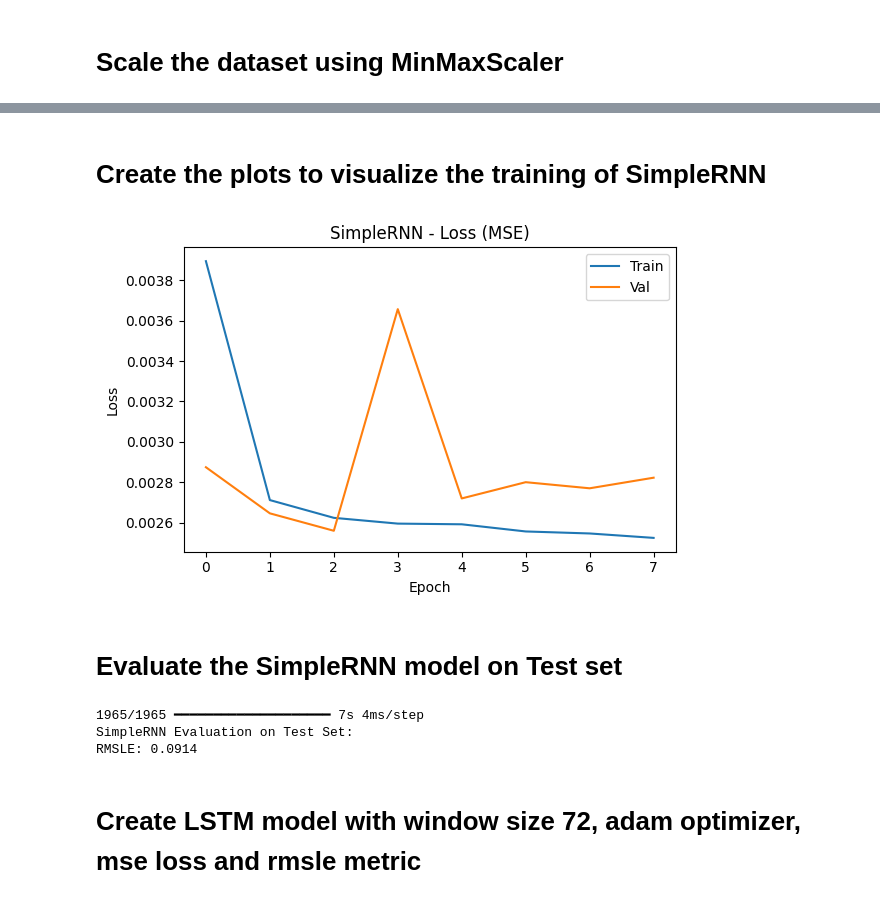
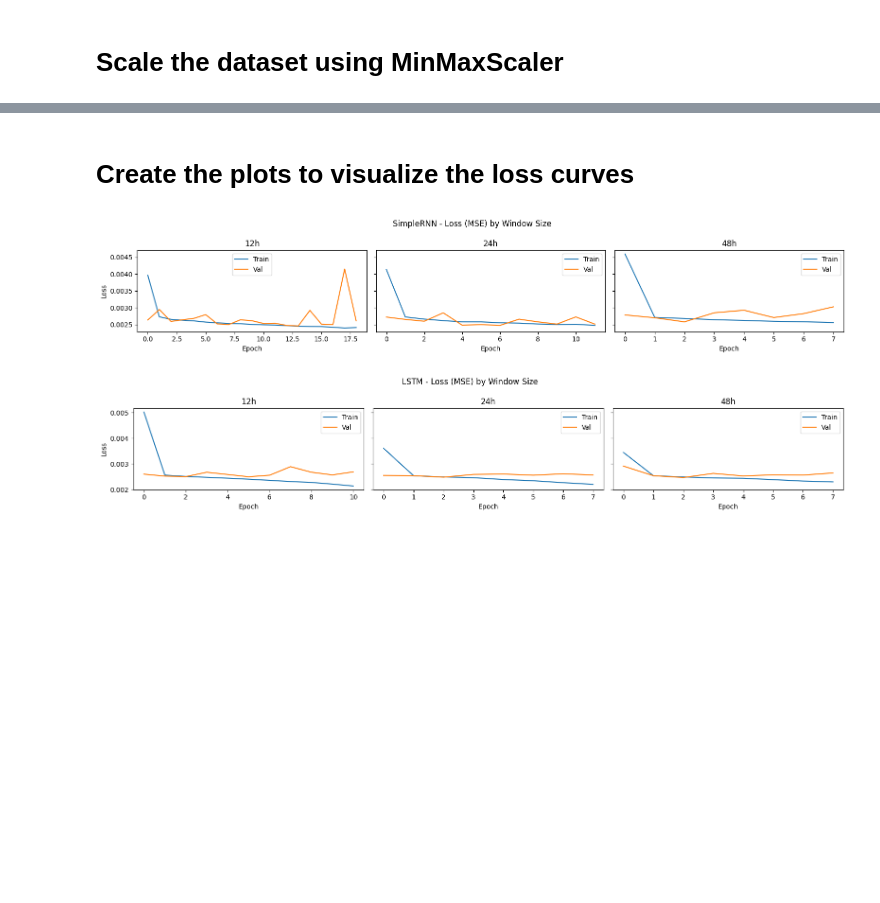
Before and after one commit to jagfoljersolen/deep-learning-cnn-rnn-isep, a Jupyter notebook: RNN/model.ipynb, the cells around one changed output, grey strips where cells are left out. Drawn from its saved outputs; the diff is of its cells as text; code cells hidden in the pictures; blank space fills up the shorter version.

Commit message:
refractor the code to experiment with different window sizes; export models;

```diff
--- a/RNN/model.ipynb
+++ b/RNN/model.ipynb
@@ -204,32 +275,22 @@ Epoch 8/30
 # %% [markdown]
-# Create the plots to visualize the training of SimpleRNN
+# Create the plots to visualize the loss curves
 # %%
-import matplotlib.pyplot as plt
-plt.figure(figsize=(6, 4))
-plt.plot(history_rnn.history['loss'], label='Train')
-plt.plot(history_rnn.history['val_loss'], label='Val')
-plt.title('SimpleRNN - Loss (MSE)')
-plt.xlabel('Epoch')
-plt.ylabel('Loss')
-plt.legend()
-plt.tight_layout()
-plt.show()
+for model_name in ['SimpleRNN', 'LSTM']:
+    fig, axes = plt.subplots(1, len(WINDOW_SIZES), figsize=(16, 3), sharey=True)
+    fig.suptitle(f'{model_name} - Loss (MSE) by Window Size')
+
+    for ax, (window_label, _) in zip(axes, WINDOW_SIZES.items()):
+        key = f"{model_name}_{window_label}"
+        h = histories[key]
+        ax.plot(h['loss'], label='Train')
+        ax.plot(h['val_loss'], label='Val')
+        ax.set_title(window_label)
+        ax.set_xlabel('Epoch')
+        ax.legend()
+
+    axes[0].set_ylabel('Loss')
+    plt.tight_layout()
+    plt.show()
 # %% [output]
-[figure, old version]
+[figure, new version]
+[figure, added]
-# %% [markdown]
-# Evaluate the SimpleRNN model on Test set
-# %%
-y_pred_scaled = model_rnn.predict(X_test)
-y_pred_real   = scaler_y.inverse_transform(y_pred_scaled)
-y_true_real   = scaler_y.inverse_transform(y_test.reshape(-1, 1))
-
-shift = abs(scaler_y.data_min_[0]) + 1.0
-rmsle_rnn = rmsle(y_true_real + shift, y_pred_real + shift).numpy()
-print("SimpleRNN Evaluation on Test Set:")
-print(f"RMSLE: {rmsle_rnn:.4f}")
-# %% [output]
-1965/1965 ━━━━━━━━━━━━━━━━━━━━ 7s 4ms/step
-SimpleRNN Evaluation on Test Set:
-RMSLE: 0.0914
-# %% [markdown]
-# Create LSTM model with window size 72, adam optimizer, mse loss and rmsle metric
```
Also changed, not shown: parts of 17 cells of this notebook, 6 other files.
